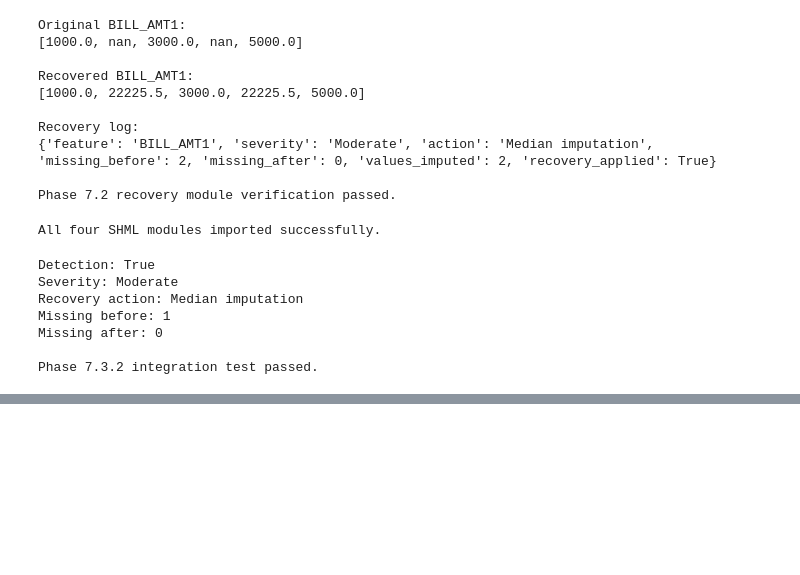
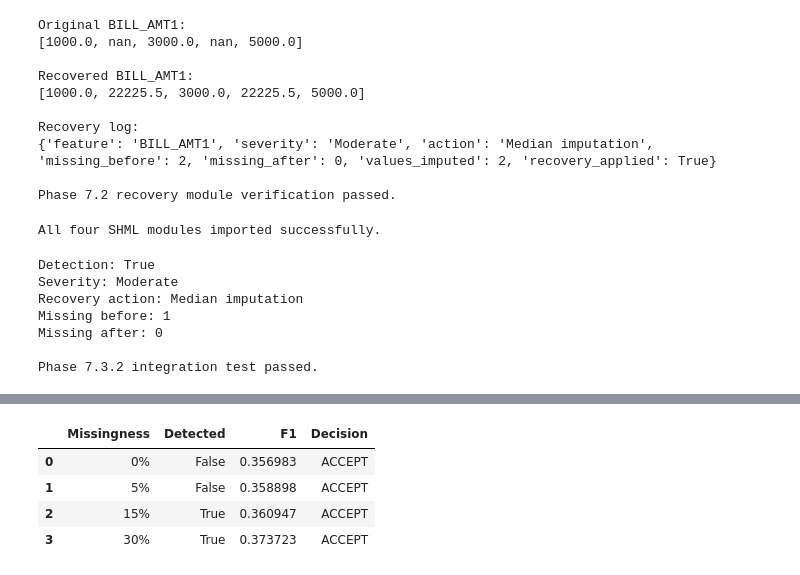
Before and after one commit to divyakapoor23/SHML, a Jupyter notebook: phase7_system_integration.ipynb, the cells around one changed output, grey strips where cells are left out. Saved outputs shown, nothing was run; the diff lists cells and outputs as text; code cells hidden in the pictures; blank space fills up the shorter version.

```diff
--- a/phase7_system_integration.ipynb
+++ b/phase7_system_integration.ipynb
@@ -364,0 +934,17 @@ Phase 7.3.2 integration test passed.
+# %%
+
+# Check which safety controller the notebook is using
+
+import inspect
+import importlib
+import src.safety
+
+importlib.reload(src.safety)
+
+evaluate_recovery_safety = src.safety.evaluate_recovery_safety
+
+print("Safety module location:")
+print(src.safety.__file__)
+
+print("\nCurrent baseline validation code:")
+print(inspect.getsource(evaluate_recovery_safety))
@@ -364,0 +1086,75 @@ Phase 7.3.2 integration test passed.
+# %%
+
+# Phase 7.4.9 — Final integrated pipeline regression test
+
+# Reuse the integrated pipeline from Phase 7.3.7
+# with the updated safety controller.
+
+expected_detection = {
+    0.00: False,
+    0.05: False,
+    0.15: True,
+    0.30: True
+}
+
+expected_f1 = {
+    0.00: 0.356983,
+    0.05: 0.358898,
+    0.15: 0.360947,
+    0.30: 0.373723
+}
+
+final_results = []
+
+for rate in missingness_levels:
+    X_batch = corrupted_batches[rate]
+
+    detection = detect_feature_missingness(
+        X_batch, "BILL_AMT1",
+        reference_missingness=0.0,
+        threshold=0.05
+    )
+
+    diagnosis = diagnose_failure(detection)
+
+    X_recovered, recovery_log = recover_missingness(
+        X_batch, diagnosis, training_median
+    )
+
+    integrity_passed = (
+        X_recovered.isna().sum().sum() == 0
+        and X_recovered.shape == X_batch.shape
+        and X_recovered.columns.equals(X_batch.columns)
+    )
+
+    metrics = evaluate_model(
+        X_recovered, y_val, baseline_model, scaler
+    )
+
+    safety = evaluate_recovery_safety(
+        recovered_metrics=metrics,
+        healthy_metrics=healthy_metrics,
+        data_integrity_passed=integrity_passed
+    )
+
+    assert detection["failure_detected"] == expected_detection[rate]
+    assert abs(metrics["f1"] - expected_f1[rate]) < 0.0001
+    assert safety["decision"] == "ACCEPT"
+    assert integrity_passed
+
+    final_results.append({
+        "Missingness": f"{rate:.0%}",
+        "Detected": detection["failure_detected"],
+        "F1": round(metrics["f1"], 6),
+        "Decision": safety["decision"]
+    })
+
+display(pd.DataFrame(final_results))
+
+print("\nPhase 7.4.9 final regression test passed.")
+# %% [output]
+|  | Missingness | Detected | F1 | Decision |
+| 0 | 0% | False | 0.356983 | ACCEPT |
+| 1 | 5% | False | 0.358898 | ACCEPT |
+| 2 | 15% | True | 0.360947 | ACCEPT |
+| 3 | 30% | True | 0.373723 | ACCEPT |
```
Also changed, not shown: parts of 18 cells of this notebook, 4 other files.
